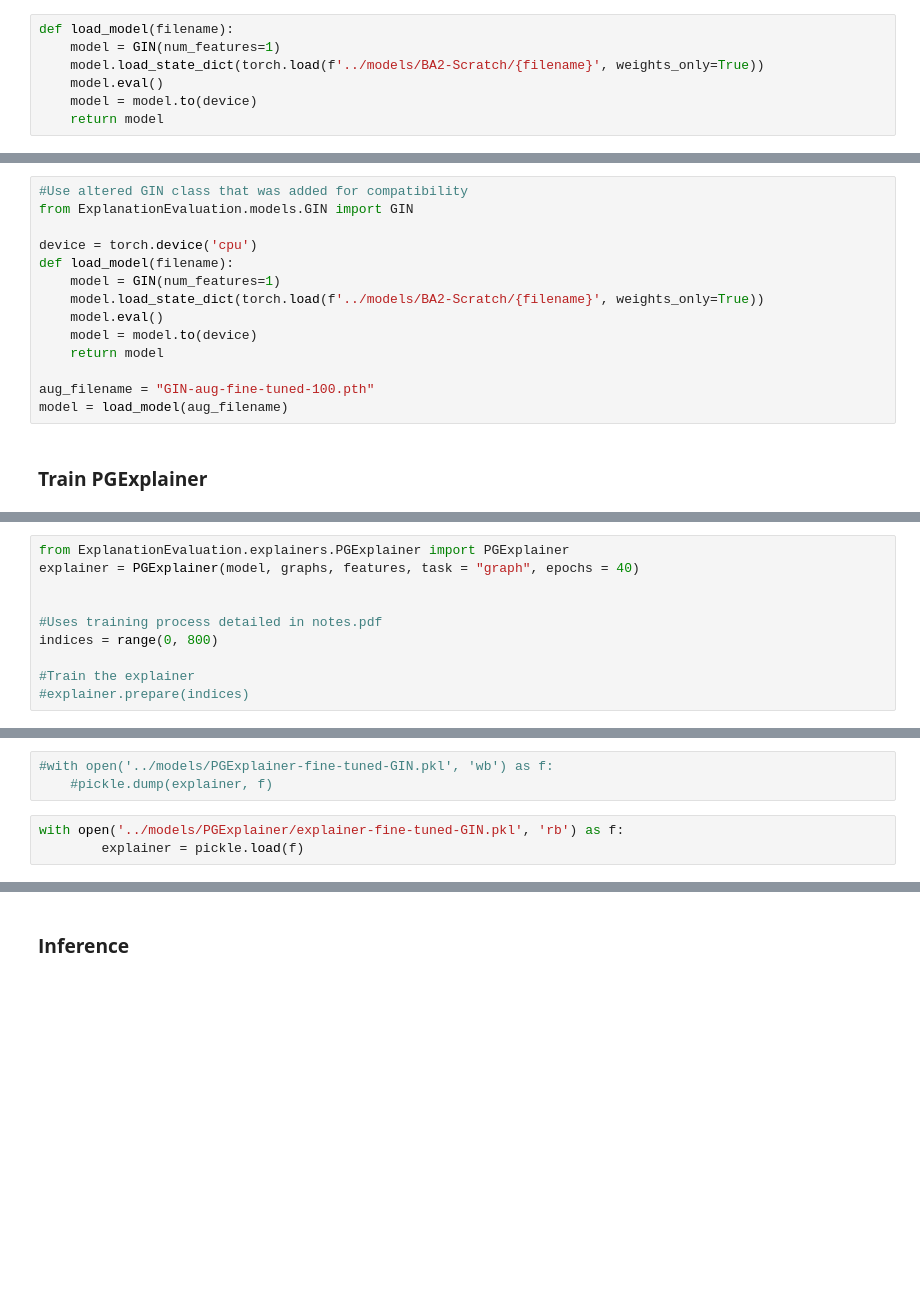
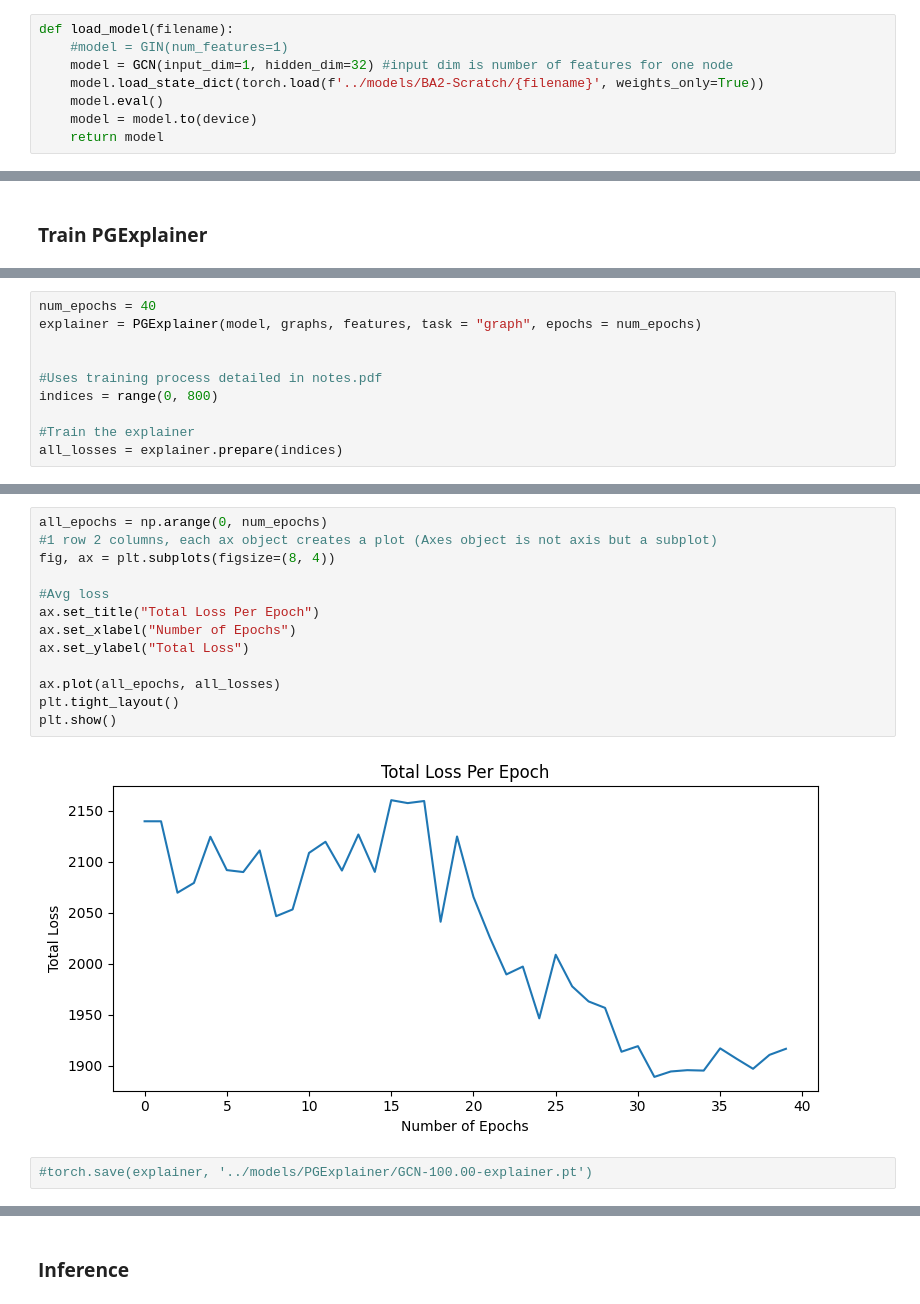
Before and after one commit to dariansal/graphs-deep-learning-explainability, a Jupyter notebook: notebooks/PGExplainer.ipynb, the cells around one changed output, grey strips where cells are left out. Cells and saved outputs as stored; diff of their text form; blank space fills up the shorter version.

```diff
--- a/notebooks/PGExplainer.ipynb
+++ b/notebooks/PGExplainer.ipynb
@@ -207,6 +58,7 @@ class GIN(torch.nn.Module):
 # %%
 def load_model(filename):
-    model = GIN(num_features=1)
+    #model = GIN(num_features=1)
+    model = GCN(input_dim=1, hidden_dim=32) #input dim is number of features for one node
     model.load_state_dict(torch.load(f'../models/BA2-Scratch/{filename}', weights_only=True))
     model.eval()
     model = model.to(device)
@@ -276,16 +109,2 @@ Shape of edge index: torch.Size([2, 52])
-# %%
-#Use altered GIN class that was added for compatibility
-from ExplanationEvaluation.models.GIN import GIN
-
-device = torch.device('cpu')
-def load_model(filename):
-    model = GIN(num_features=1)
-    model.load_state_dict(torch.load(f'../models/BA2-Scratch/{filename}', weights_only=True))
-    model.eval()
-    model = model.to(device)
-    return model
-
-aug_filename = "GIN-aug-fine-tuned-100.pth"
-model = load_model(aug_filename)
 # %% [markdown]
 ### __Train PGExplainer__
@@ -292,10 +113,10 @@ model = load_model(aug_filename)
 # %%
-from ExplanationEvaluation.explainers.PGExplainer import PGExplainer
-explainer = PGExplainer(model, graphs, features, task = "graph", epochs = 40)
+num_epochs = 40
+explainer = PGExplainer(model, graphs, features, task = "graph", epochs = num_epochs)
 
 
 #Uses training process detailed in notes.pdf
 indices = range(0, 800)
 
 #Train the explainer
-#explainer.prepare(indices)
+all_losses = explainer.prepare(indices)
@@ -302,6 +134,17 @@ indices = range(0, 800)
-# %%
-#with open('../models/PGExplainer-fine-tuned-GIN.pkl', 'wb') as f:
-    #pickle.dump(explainer, f)
-# %%
-with open('../models/PGExplainer/explainer-fine-tuned-GIN.pkl', 'rb') as f:
-        explainer = pickle.load(f)
+# %%
+all_epochs = np.arange(0, num_epochs)
+#1 row 2 columns, each ax object creates a plot (Axes object is not axis but a subplot)
+fig, ax = plt.subplots(figsize=(8, 4))
+
+#Avg loss
+ax.set_title("Total Loss Per Epoch")
+ax.set_xlabel("Number of Epochs")
+ax.set_ylabel("Total Loss")
+
+ax.plot(all_epochs, all_losses)
+plt.tight_layout()
+plt.show()
+# %% [output]
+[figure, added]
+# %%
+#torch.save(explainer, '../models/PGExplainer/GCN-100.00-explainer.pt')
```
Also changed, not shown: parts of 45 cells of this notebook, 37 other files.
